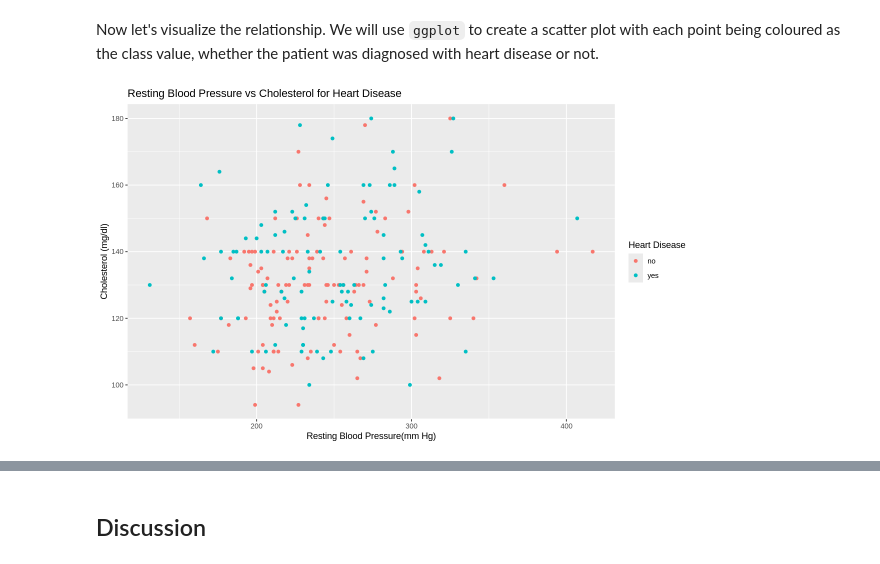
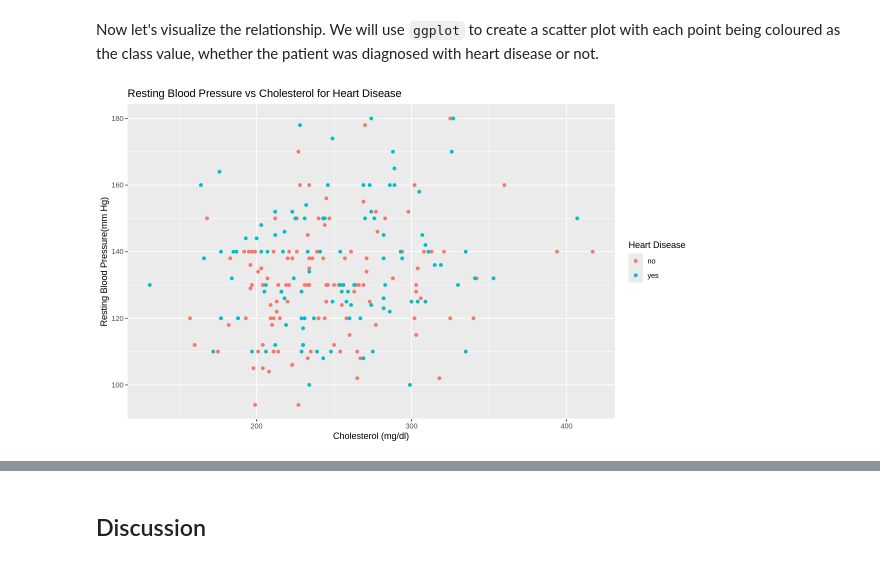
Before and after one commit to MarkSkrypnyk/group_project_report, a Jupyter notebook: group_project_report.ipynb, the cells around one changed output, grey strips where cells are left out. Drawn from its saved outputs; the diff is of its cells as text; code cells hidden in the pictures.

```diff
--- a/group_project_report.ipynb
+++ b/group_project_report.ipynb
@@ -67,0 +52,7 @@ A tibble: 6 × 15
+# %%
+set.seed(1)
+
+heart_disease_clean <- setNames(heart_disease, c("age", "sex", "cp", "trestbps", "chol", "fbs", "restecg",  "thalach", "exang", "oldpeak", "slope", "ca", "thal", "num")) |>
+    mutate(diagn=ifelse(is.na(num), NA, ifelse((num>0), "yes", "no")), diagn=as_factor(diagn))
+
+head(heart_disease_clean)
@@ -99,11 +102,11 @@ Now let's visualize the relationship. We will use `ggplot` to create a scatter p
 # %%
 options(repr.plot.width = 10, repr.plot.height = 6)
 
-trestbps_vs_chol <- ggplot(heart_disease_train, aes(x=chol, y=trestbps, color=diagn)) +
+chol_vs_trestbps <- ggplot(heart_disease_train, aes(x=chol, y=trestbps, color=diagn)) +
     geom_point() +
-    labs(x="Resting Blood Pressure(mm Hg)", y="Cholesterol (mg/dl)", color="Heart Disease", title="Resting Blood Pressure vs Cholesterol for Heart Disease") +
+    labs(x="Cholesterol (mg/dl)", y="Resting Blood Pressure(mm Hg)", color="Heart Disease", title="Resting Blood Pressure vs Cholesterol for Heart Disease") +
     scale_color_manual(values = c("yes" = "#00BFC4", "no" = "#F8766D"))
 
-trestbps_vs_chol
+chol_vs_trestbps
 # %% [output]
-[figure, old version]
+[figure, new version]
```
Also changed, not shown: parts of 22 cells of this notebook.
